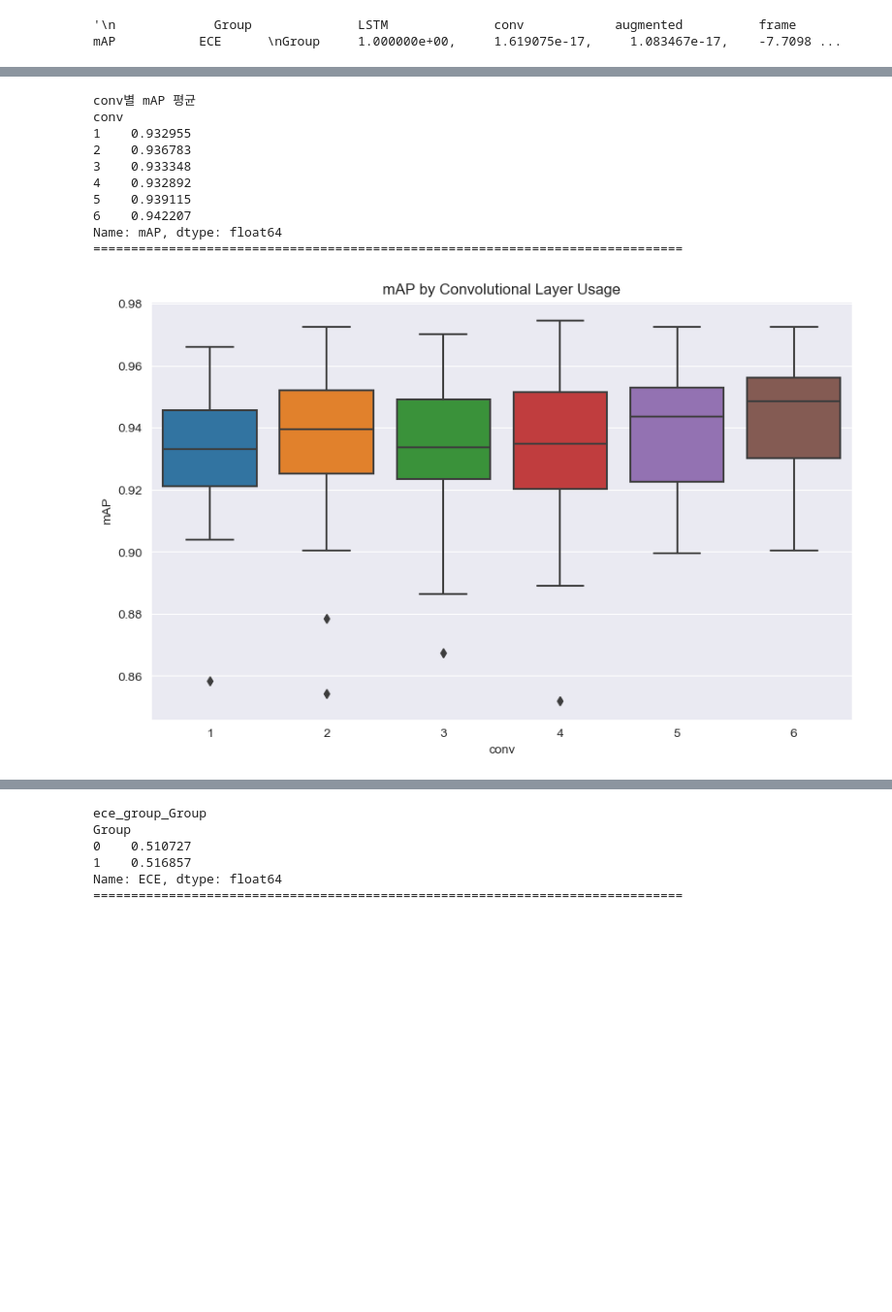
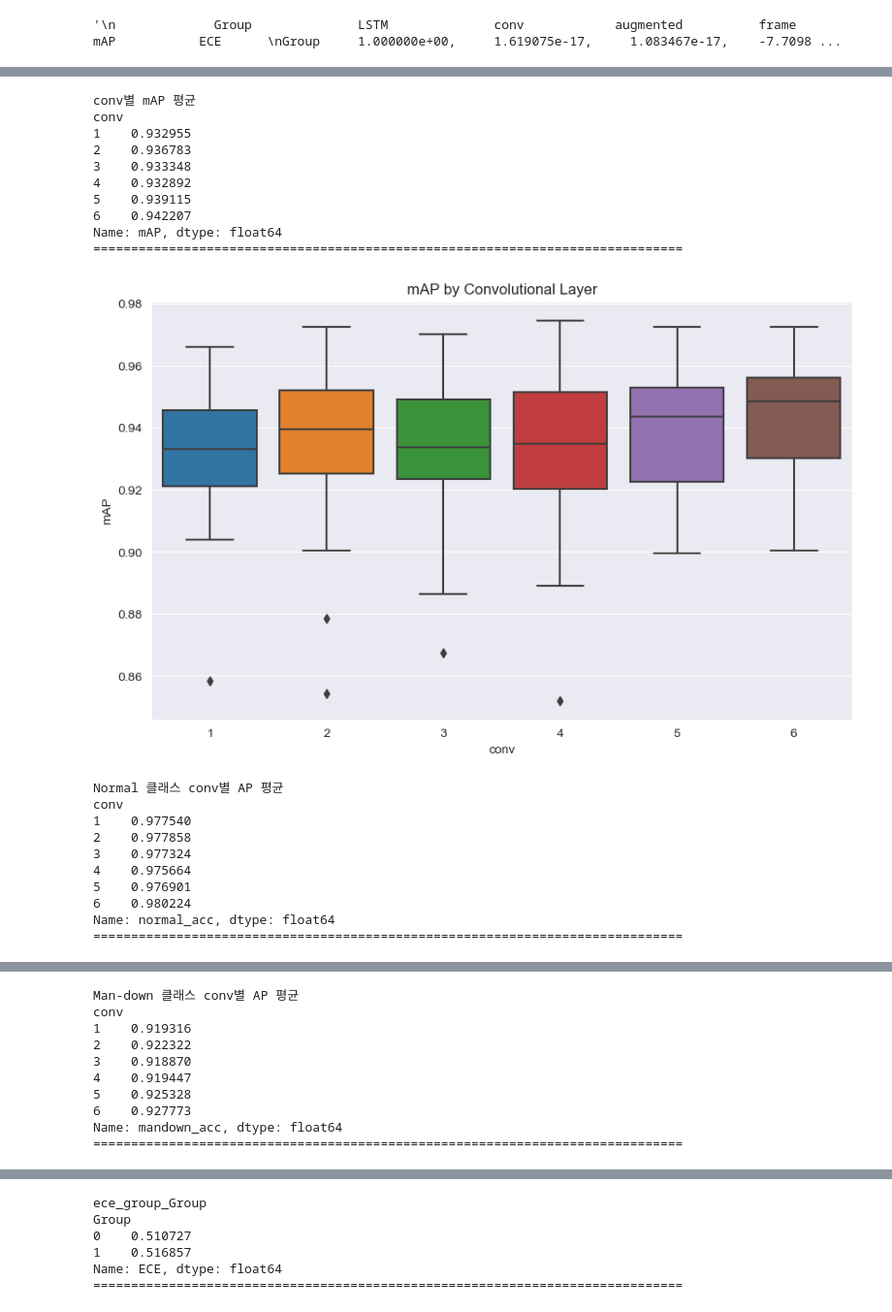
Before and after one commit to HMCHON/hfprND, a Jupyter notebook: Analysis.ipynb, the cells around one changed output, grey strips where cells are left out. Shown at 97% size. Cells and saved outputs as stored; diff of their text form; code cells hidden in the pictures; blank space fills up the shorter version.

```diff
--- a/Analysis.ipynb
+++ b/Analysis.ipynb
@@ -7,7 +7,7 @@ import matplotlib.pyplot as plt
 import seaborn as sns
 
 # 데이터 로드
-file_path = 'combined_results.csv'
+file_path = 'ece_result.csv'
 df = pd.read_csv(file_path)
 
 # 데이터 확인
@@ -206,22 +308,62 @@ Name: cross_acc, dtype: float64
 # %%
 # conv에 따른 mAP 평균 계산
 conv_Group = df.groupby('conv')['mAP'].mean()
 print("conv별 mAP 평균")
 print(conv_Group)
 print('==============================================================================')
 plt.figure(figsize=(10, 6))
 sns.boxplot(x='conv', y='mAP', data=df)
-plt.title('mAP by Convolutional Layer Usage')
+plt.title('mAP by Convolutional Layer')
 plt.show()
+
+# conv에 따른 normal category의 mAP 평균 계산
+conv_Group = df.groupby('conv')['normal_acc'].mean()
+print("Normal 클래스 conv별 AP 평균")
+print(conv_Group)
+print('==============================================================================')
+plt.figure(figsize=(10, 6))
+sns.boxplot(x='conv', y='mAP', data=df)
+plt.title('mAP about normal class by Convolutional Layer')
+plt.show()
+
+# conv에 따른 mandown category의 mAP 평균 계산
+conv_Group = df.groupby('conv')['mandown_acc'].mean()
+print("Man-down 클래스 conv별 AP 평균")
+print(conv_Group)
+print('==============================================================================')
+plt.figure(figsize=(10, 6))
+sns.boxplot(x='conv', y='mAP', data=df)
+plt.title('AP about mandown class by Convolutional Layer')
+plt.show()
+
+# conv에 따른 cross category의 mAP 평균 계산
+conv_Group = df.groupby('conv')['cross_acc'].mean()
+print("Cross 클래스 conv별 AP 평균")
+print(conv_Group)
+print('==============================================================================')
+plt.figure(figsize=(10, 6))
+sns.boxplot(x='conv', y='mAP', data=df)
+plt.title('mAP about cross class by Convolutional Layer')
+plt.show()
 # %% [output]
 conv별 mAP 평균
 conv
 1    0.932955
 2    0.936783
 3    0.933348
 4    0.932892
 5    0.939115
 6    0.942207
 Name: mAP, dtype: float64
 ==============================================================================
-[figure, old version]
+[figure, new version]
+Normal 클래스 conv별 AP 평균
+conv
+1    0.977540
+2    0.977858
+3    0.977324
+4    0.975664
+5    0.976901
+6    0.980224
+Name: normal_acc, dtype: float64
+==============================================================================
@@ -227,0 +371,10 @@ Name: mAP, dtype: float64
+Man-down 클래스 conv별 AP 평균
+conv
+1    0.919316
+2    0.922322
+3    0.918870
+4    0.919447
+5    0.925328
+6    0.927773
+Name: mandown_acc, dtype: float64
+==============================================================================
```
Also changed, not shown: parts of 12 cells of this notebook, 12 other files.
